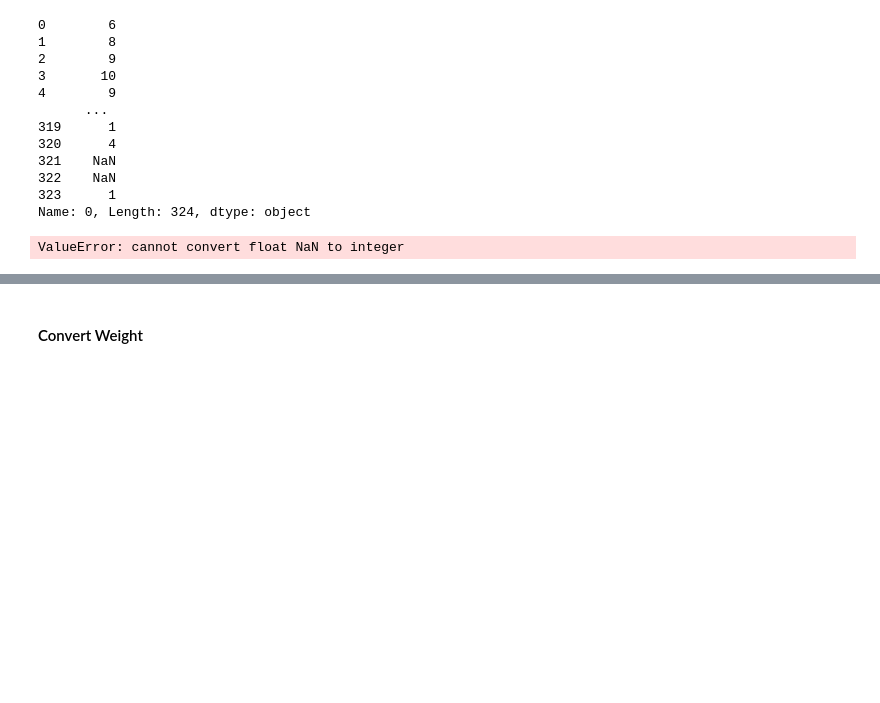
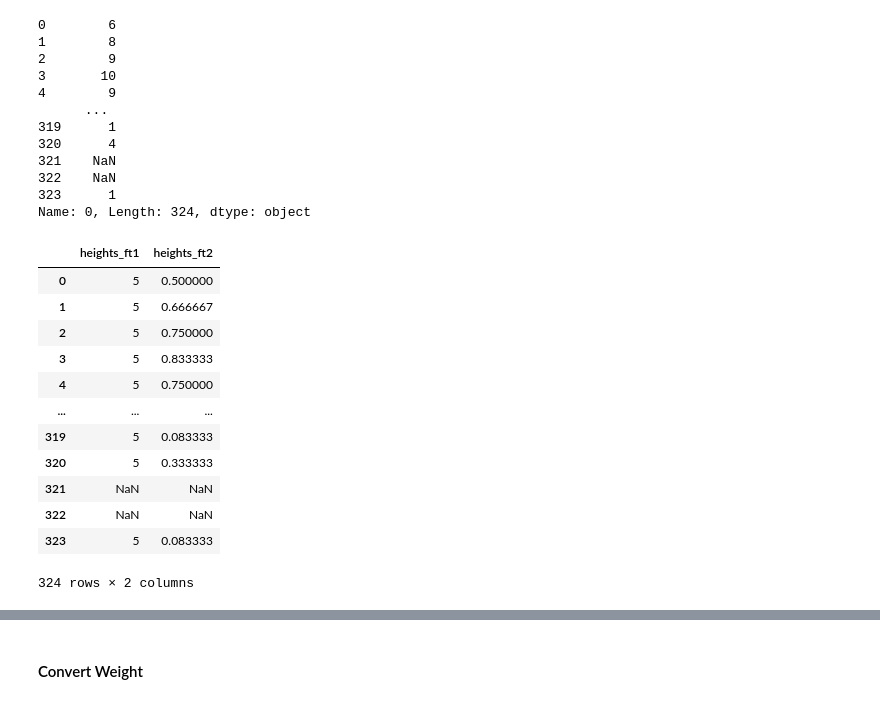
Before and after one commit to cwolf1424/Project_3, a Jupyter notebook: 1-data_cleaning/cleaning.ipynb, the cells around one changed output, grey strips where cells are left out. Cells and saved outputs as stored; diff of their text form; code cells hidden in the pictures; blank space fills up the shorter version.

Commit message:
Progress Cleaning Heights

```diff
--- a/1-data_cleaning/cleaning.ipynb
+++ b/1-data_cleaning/cleaning.ipynb
@@ -62,8 +63,30 @@ Name: 0, Length: 324, dtype: object
 # Converting inches to feet
 inches_in_feet = []
 for measurement in heights_inches:
-    cur_feet = int(measurement)/12
-    inches_in_feet.append(cur_feet)
-inches_in_feet
+    if type(measurement) == str:
+        cur_feet = (int(measurement))/12
+        inches_in_feet.append(cur_feet)
+    else:
+        inches_in_feet.append(None)
-# %% [output]
-ValueError: cannot convert float NaN to integer
+# %%
+# Create dataframe with new heights colums, both in feet
+split_heights_in_ft = {
+    "heights_ft1": heights_feet,
+    "heights_ft2": inches_in_feet
+}
+split_heights_in_ft_df = pd.DataFrame(split_heights_in_ft)
+split_heights_in_ft_df
+# %% [output]
+|  | heights_ft1 | heights_ft2 |
+| 0 | 5 | 0.500000 |
+| 1 | 5 | 0.666667 |
+| 2 | 5 | 0.750000 |
+| 3 | 5 | 0.833333 |
+| 4 | 5 | 0.750000 |
+| ... | ... | ... |
+| 319 | 5 | 0.083333 |
+| 320 | 5 | 0.333333 |
+| 321 | NaN | NaN |
+| 322 | NaN | NaN |
+| 323 | 5 | 0.083333 |
+324 rows × 2 columns
```
Also changed, not shown: parts of 4 cells of this notebook.
